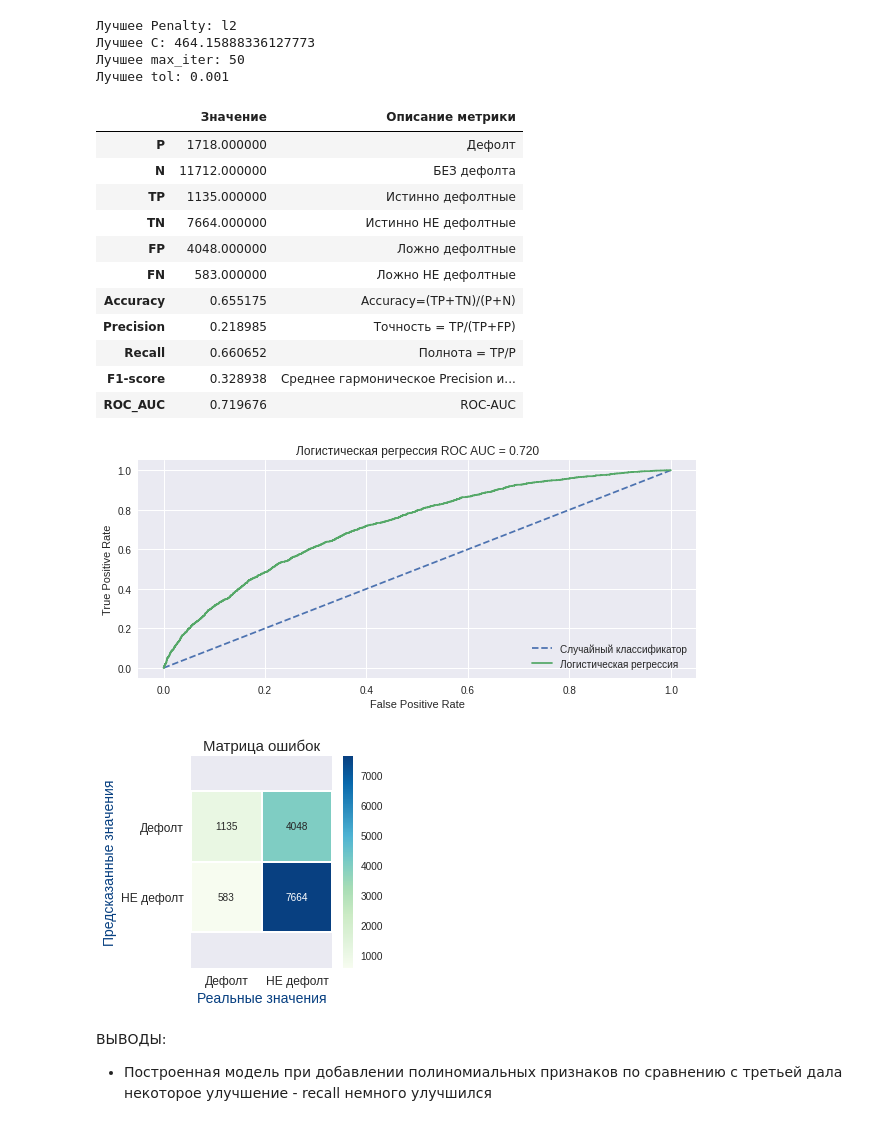
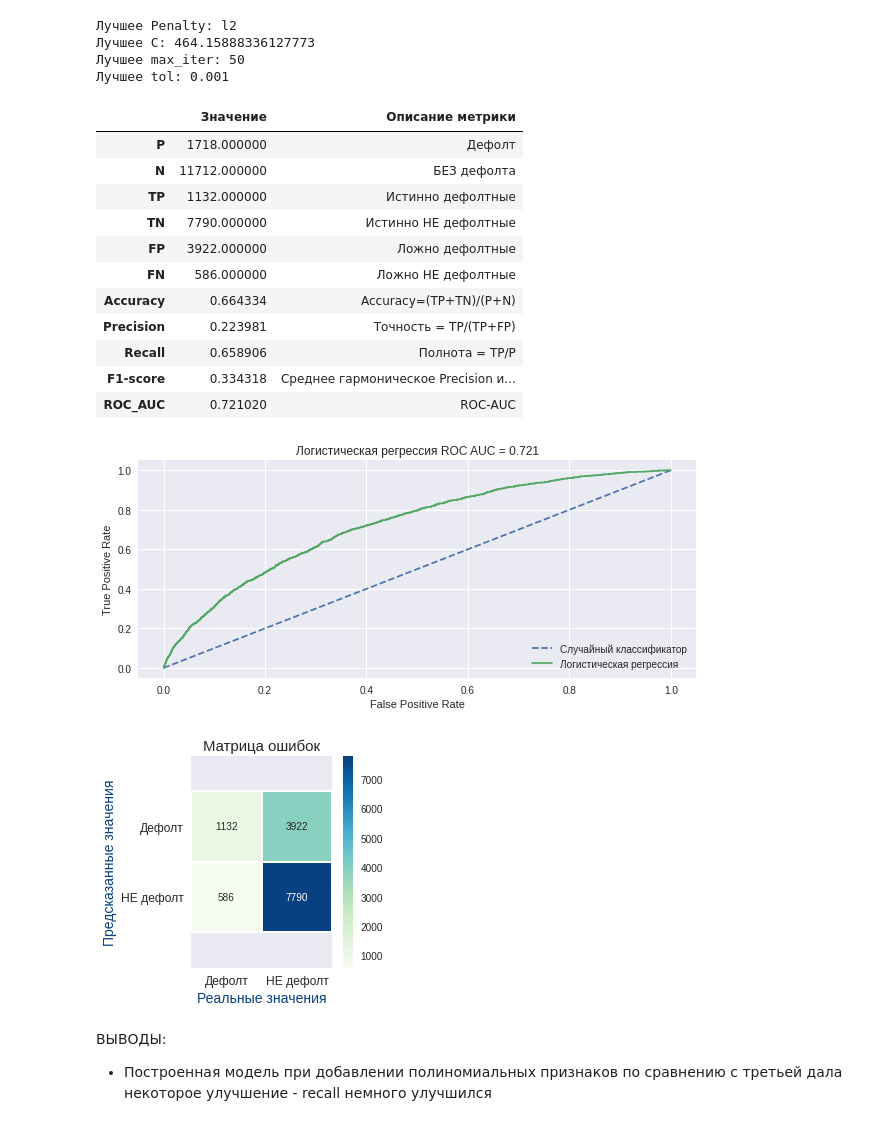
Before and after one commit to Alexius-rts/skillfactory_rds, a Jupyter notebook: module_5/sf-dst-18-creditscoring-belomoykin.ipynb, the cells around one changed output. Drawn from its saved outputs; the diff is of its cells as text; code cells hidden in the pictures.

```diff
--- a/module_5/sf-dst-18-creditscoring-belomoykin.ipynb
+++ b/module_5/sf-dst-18-creditscoring-belomoykin.ipynb
@@ -965,36 +966,36 @@ print('Лучшее tol:', best_model.best_estimator_.get_params()['tol'])
 # %%
 # Передача лучших гиперпараметров непосредственно в модель, что позволяет пропустить пункт обучения модели
 #model_4 = best_model.best_estimator_
 
 
 # Обучаем модель
-model_4 = LogisticRegression(penalty='l2', C=464.15888336127773, max_iter=50, class_weight ='balanced', tol= 0.001, random_state=RANDOM_SEED)
+model_4 = LogisticRegression(penalty='l2', C=464.15888336127773, max_iter=50, solver='sag', class_weight ='balanced', tol= 0.001, random_state=RANDOM_SEED)
 
 model_4.fit(X_train, y_train)
 
 # Предсказываем
 y_pred_prob = model_4.predict_proba(X_test)[:,1]
 y_pred = model_4.predict(X_test)
 
 # Оценка качества модели
 all_metrics(y_test, y_pred, y_pred_prob)
 show_roc_curve(y_test, y_pred_prob)
 show_confusion_matrix(y_test, y_pred)
 # %% [output]
 |  | Значение | Описание метрики |
 | P | 1718.000000 | Дефолт |
 | N | 11712.000000 | БЕЗ дефолта |
-| TP | 1135.000000 | Истинно дефолтные |
-| TN | 7664.000000 | Истинно НЕ дефолтные |
-| FP | 4048.000000 | Ложно дефолтные |
-| FN | 583.000000 | Ложно НЕ дефолтные |
-| Accuracy | 0.655175 | Accuracy=(TP+TN)/(P+N) |
-| Precision | 0.218985 | Точность = TP/(TP+FP) |
-| Recall | 0.660652 | Полнота = TP/P |
-| F1-score | 0.328938 | Среднее гармоническое Precision и... |
-| ROC_AUC | 0.719676 | ROC-AUC |
+| TP | 1132.000000 | Истинно дефолтные |
+| TN | 7790.000000 | Истинно НЕ дефолтные |
+| FP | 3922.000000 | Ложно дефолтные |
+| FN | 586.000000 | Ложно НЕ дефолтные |
+| Accuracy | 0.664334 | Accuracy=(TP+TN)/(P+N) |
+| Precision | 0.223981 | Точность = TP/(TP+FP) |
+| Recall | 0.658906 | Полнота = TP/P |
+| F1-score | 0.334318 | Среднее гармоническое Precision и... |
+| ROC_AUC | 0.721020 | ROC-AUC |
 [figure]
-[figure, old version]
+[figure, new version]
 # %% [markdown]
 ВЫВОДЫ:
  - Построенная модель при добавлении полиномиальных признаков по сравнению с третьей  дала некоторое улучшение - recall немного улучшился
```
Also changed, not shown: parts of 7 cells of this notebook, 1 other file.
